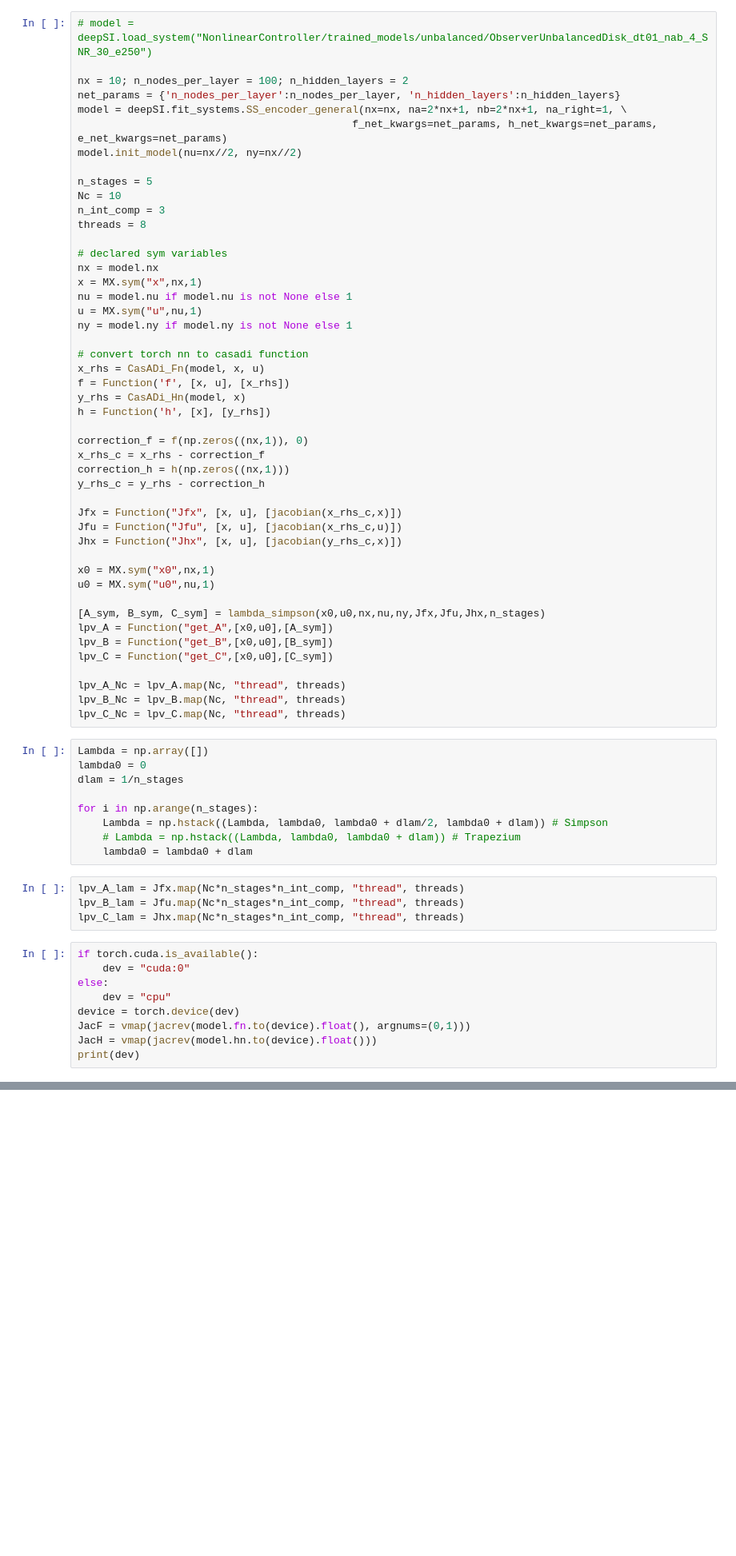
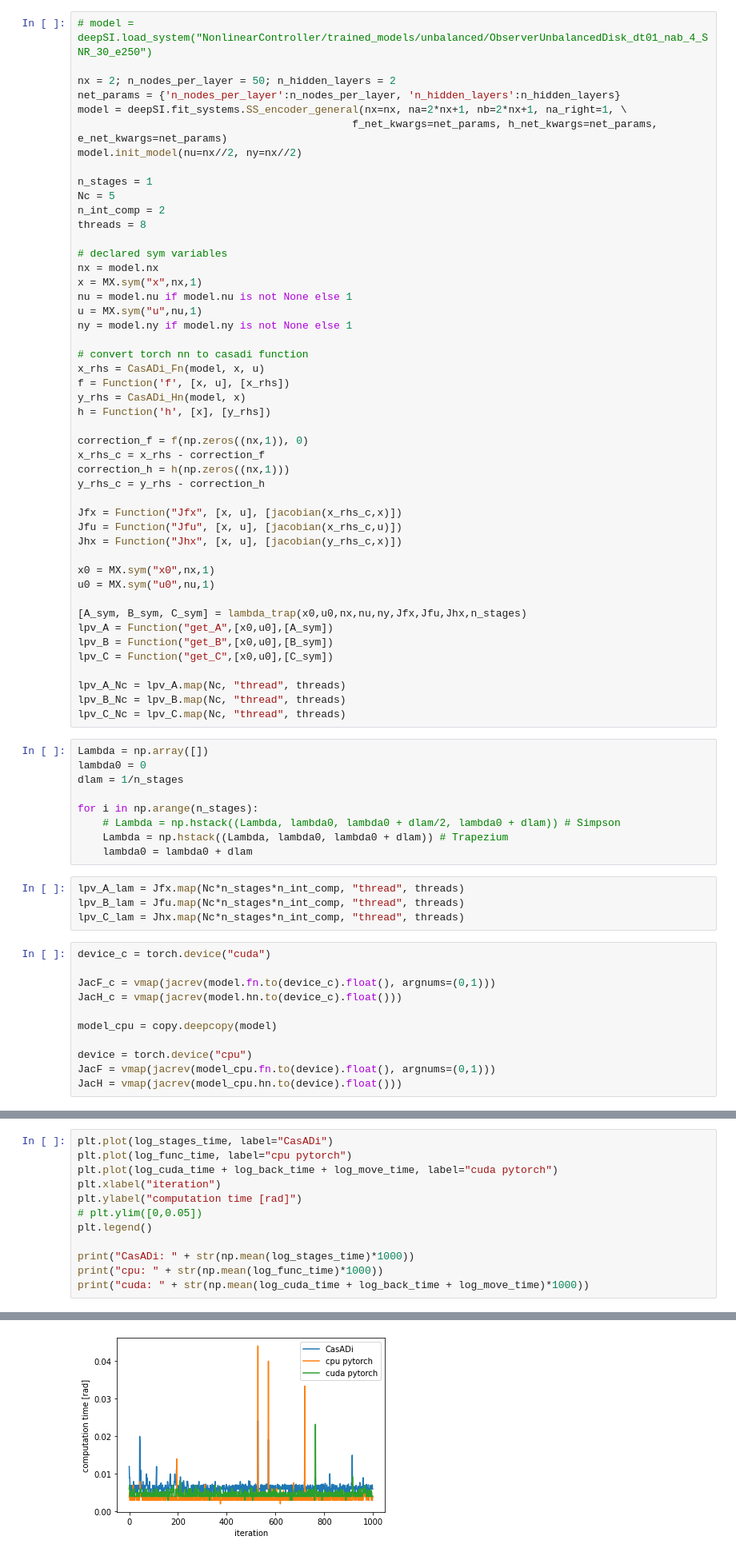
Before and after one commit to Mixxxxx358/NonlinearController, a Jupyter notebook: parallel_computation_test.ipynb, the cells around one changed output, grey strips where cells are left out. Shown at 80% size. Cells and saved outputs as stored; diff of their text form; blank space fills up the shorter version.

```diff
--- a/parallel_computation_test.ipynb
+++ b/parallel_computation_test.ipynb
@@ -54,15 +53,15 @@ def lambda_simpson(x,u,nx,nu,ny,Jfx,Jfu,Jhx,stages):
 # %%
 # model = deepSI.load_system("NonlinearController/trained_models/unbalanced/ObserverUnbalancedDisk_dt01_nab_4_SNR_30_e250")
 
-nx = 10; n_nodes_per_layer = 100; n_hidden_layers = 2
+nx = 2; n_nodes_per_layer = 50; n_hidden_layers = 2
 net_params = {'n_nodes_per_layer':n_nodes_per_layer, 'n_hidden_layers':n_hidden_layers}
 model = deepSI.fit_systems.SS_encoder_general(nx=nx, na=2*nx+1, nb=2*nx+1, na_right=1, \
                                             f_net_kwargs=net_params, h_net_kwargs=net_params, e_net_kwargs=net_params)
 model.init_model(nu=nx//2, ny=nx//2)
 
-n_stages = 5
-Nc = 10
-n_int_comp = 3
+n_stages = 1
+Nc = 5
+n_int_comp = 2
 threads = 8
 
 # declared sym variables
@@ -90,7 +89,7 @@ Jhx = Function("Jhx", [x, u], [jacobian(y_rhs_c,x)])
 x0 = MX.sym("x0",nx,1)
 u0 = MX.sym("u0",nu,1)
 
-[A_sym, B_sym, C_sym] = lambda_simpson(x0,u0,nx,nu,ny,Jfx,Jfu,Jhx,n_stages)
+[A_sym, B_sym, C_sym] = lambda_trap(x0,u0,nx,nu,ny,Jfx,Jfu,Jhx,n_stages)
 lpv_A = Function("get_A",[x0,u0],[A_sym])
 lpv_B = Function("get_B",[x0,u0],[B_sym])
 lpv_C = Function("get_C",[x0,u0],[C_sym])
@@ -104,19 +103,21 @@ lambda0 = 0
 dlam = 1/n_stages
 
 for i in np.arange(n_stages):
-    Lambda = np.hstack((Lambda, lambda0, lambda0 + dlam/2, lambda0 + dlam)) # Simpson
-    # Lambda = np.hstack((Lambda, lambda0, lambda0 + dlam)) # Trapezium
+    # Lambda = np.hstack((Lambda, lambda0, lambda0 + dlam/2, lambda0 + dlam)) # Simpson
+    Lambda = np.hstack((Lambda, lambda0, lambda0 + dlam)) # Trapezium
     lambda0 = lambda0 + dlam
 # %%
 lpv_A_lam = Jfx.map(Nc*n_stages*n_int_comp, "thread", threads)
 lpv_B_lam = Jfu.map(Nc*n_stages*n_int_comp, "thread", threads)
 lpv_C_lam = Jhx.map(Nc*n_stages*n_int_comp, "thread", threads)
 # %%
-if torch.cuda.is_available():
-    dev = "cuda:0"
-else:
-    dev = "cpu"
-device = torch.device(dev)
-JacF = vmap(jacrev(model.fn.to(device).float(), argnums=(0,1)))
-JacH = vmap(jacrev(model.hn.to(device).float()))
-print(dev)
+device_c = torch.device("cuda")
+
+JacF_c = vmap(jacrev(model.fn.to(device_c).float(), argnums=(0,1)))
+JacH_c = vmap(jacrev(model.hn.to(device_c).float()))
+
+model_cpu = copy.deepcopy(model)
+
+device = torch.device("cpu")
+JacF = vmap(jacrev(model_cpu.fn.to(device).float(), argnums=(0,1)))
+JacH = vmap(jacrev(model_cpu.hn.to(device).float()))
@@ -201,0 +209,13 @@ Fraction Cas / func: 0.45465095422198115
+# %%
+plt.plot(log_stages_time, label="CasADi")
+plt.plot(log_func_time, label="cpu pytorch")
+plt.plot(log_cuda_time + log_back_time + log_move_time, label="cuda pytorch")
+plt.xlabel("iteration")
+plt.ylabel("computation time [rad]")
+# plt.ylim([0,0.05])
+plt.legend()
+
+print("CasADi: " + str(np.mean(log_stages_time)*1000))
+print("cpu: " + str(np.mean(log_func_time)*1000))
+print("cuda: " + str(np.mean(log_cuda_time + log_back_time + log_move_time)*1000))
+# %% [output]
@@ -201,0 +225 @@ Fraction Cas / func: 0.45465095422198115
+[figure, added]
```
Also changed, not shown: parts of 8 cells of this notebook.
